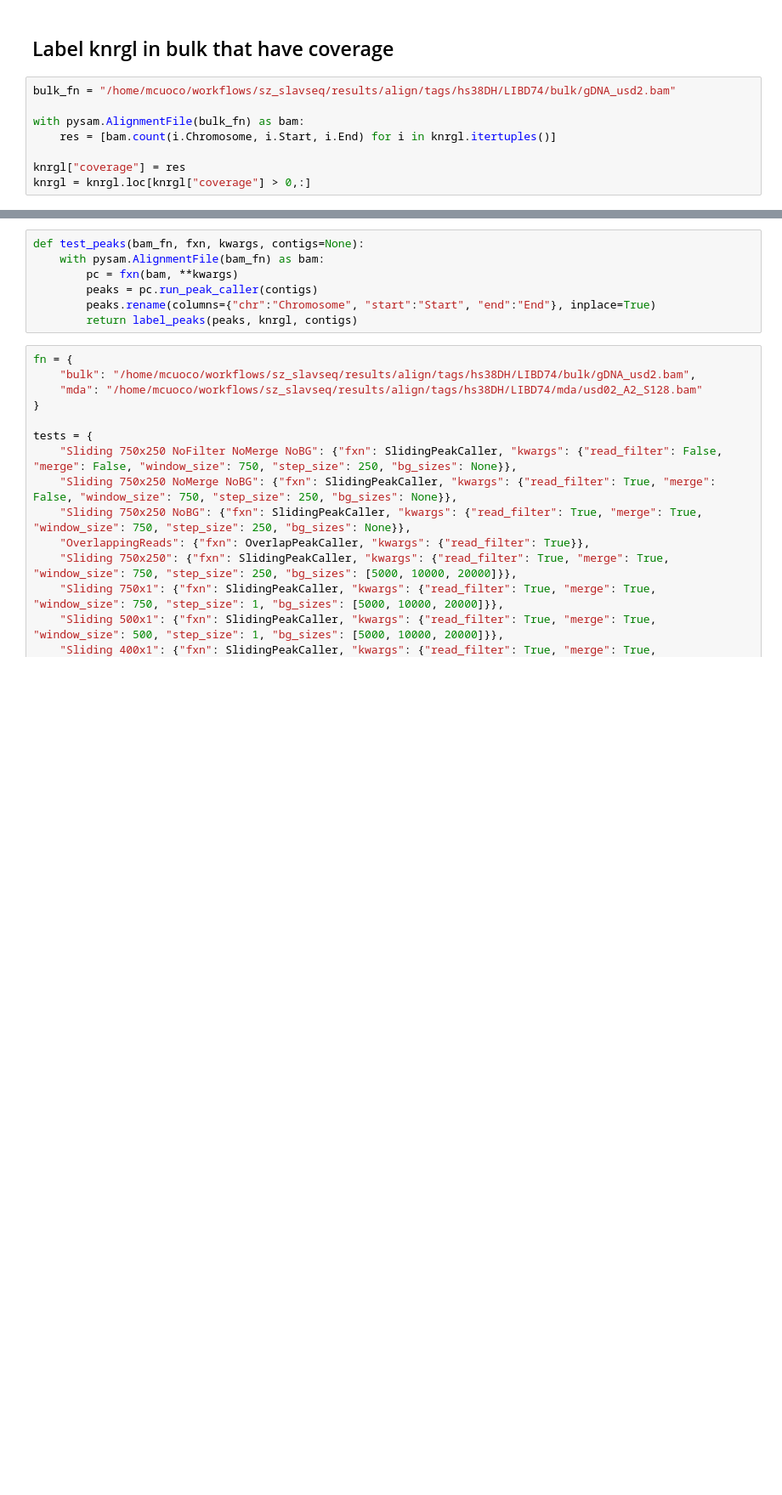
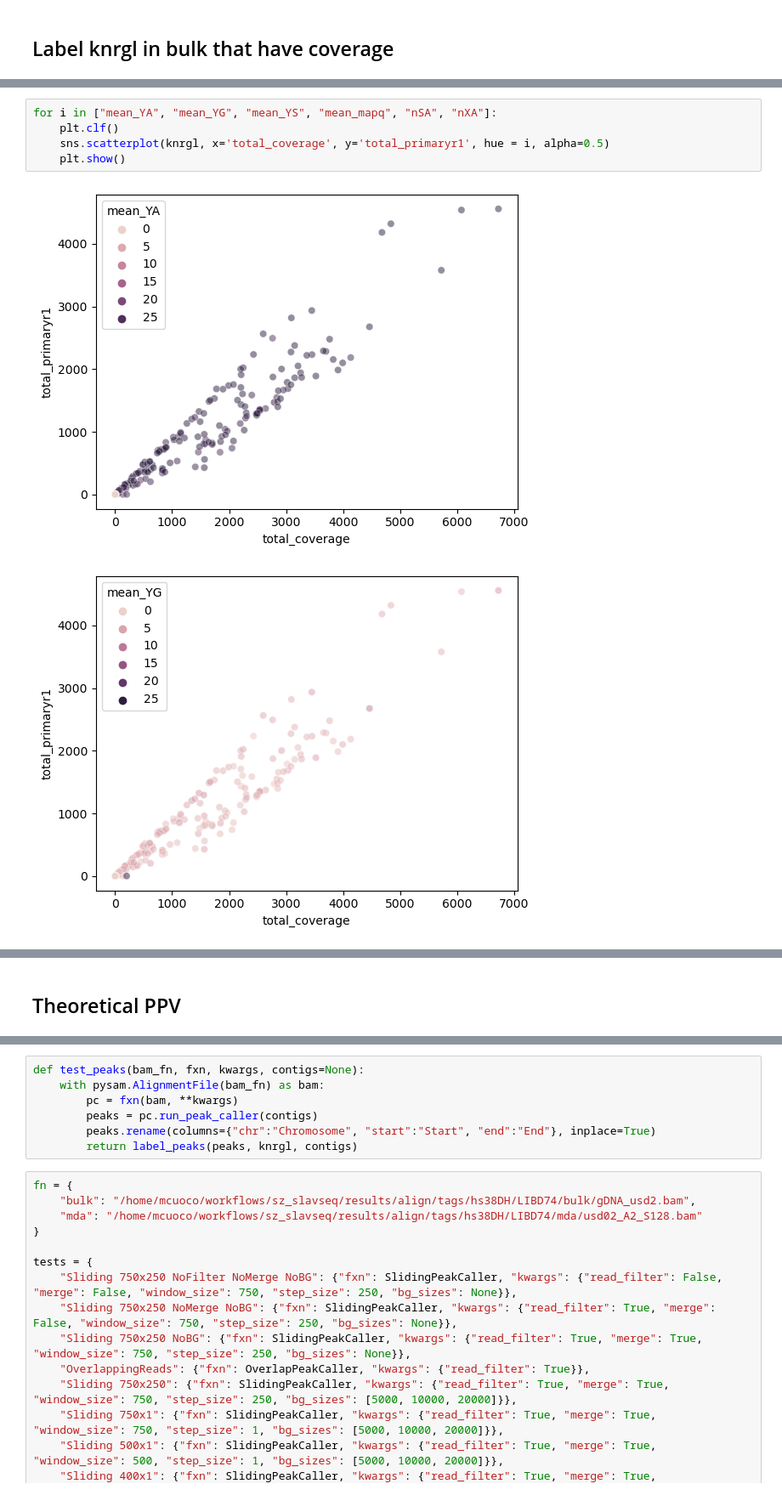
Before and after one commit to mikecuoco/sz_slavseq, a Jupyter notebook: workflow/notebooks/test_peaks.py.ipynb, the cells around one changed output, grey strips where cells are left out. Shown: that part at 85% size. Saved outputs shown, nothing was run; the diff lists cells and outputs as text; blank space fills up the shorter version.

```diff
--- a/workflow/notebooks/test_peaks.py.ipynb
+++ b/workflow/notebooks/test_peaks.py.ipynb
@@ -19,10 +202,2 @@ knrgl = read_knrgl("/raidixshare_logg01/mcuoco/internal/BSMN/resources/LIBD74/hs
 # %% [markdown]
 ## Label knrgl in bulk that have coverage
-# %%
-bulk_fn = "/home/mcuoco/workflows/sz_slavseq/results/align/tags/hs38DH/LIBD74/bulk/gDNA_usd2.bam"
-
-with pysam.AlignmentFile(bulk_fn) as bam:
-	res = [bam.count(i.Chromosome, i.Start, i.End) for i in knrgl.itertuples()]
-
-knrgl["coverage"] = res
-knrgl = knrgl.loc[knrgl["coverage"] > 0,:]
@@ -62,0 +269,8 @@ def label_peaks(df, knrgl, contigs):
+# %%
+for i in ["mean_YA", "mean_YG", "mean_YS", "mean_mapq", "nSA", "nXA"]:
+	plt.clf()
+	sns.scatterplot(knrgl, x='total_coverage', y='total_primaryr1', hue = i, alpha=0.5)
+	plt.show()
+# %% [output]
+[figure, added]
+[figure, added]
@@ -62,0 +281,2 @@ def label_peaks(df, knrgl, contigs):
+# %% [markdown]
+## Theoretical PPV
```
Also changed, not shown: parts of 16 cells of this notebook.
